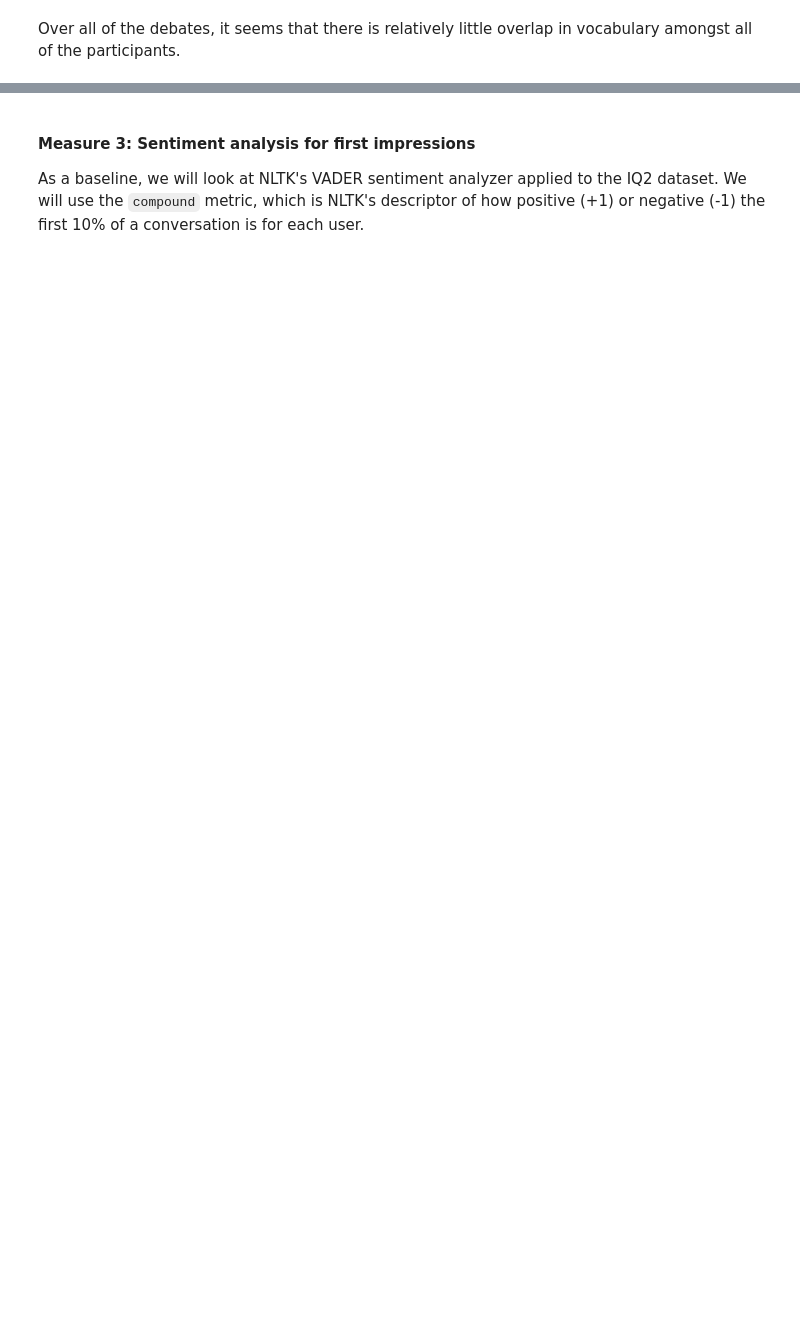
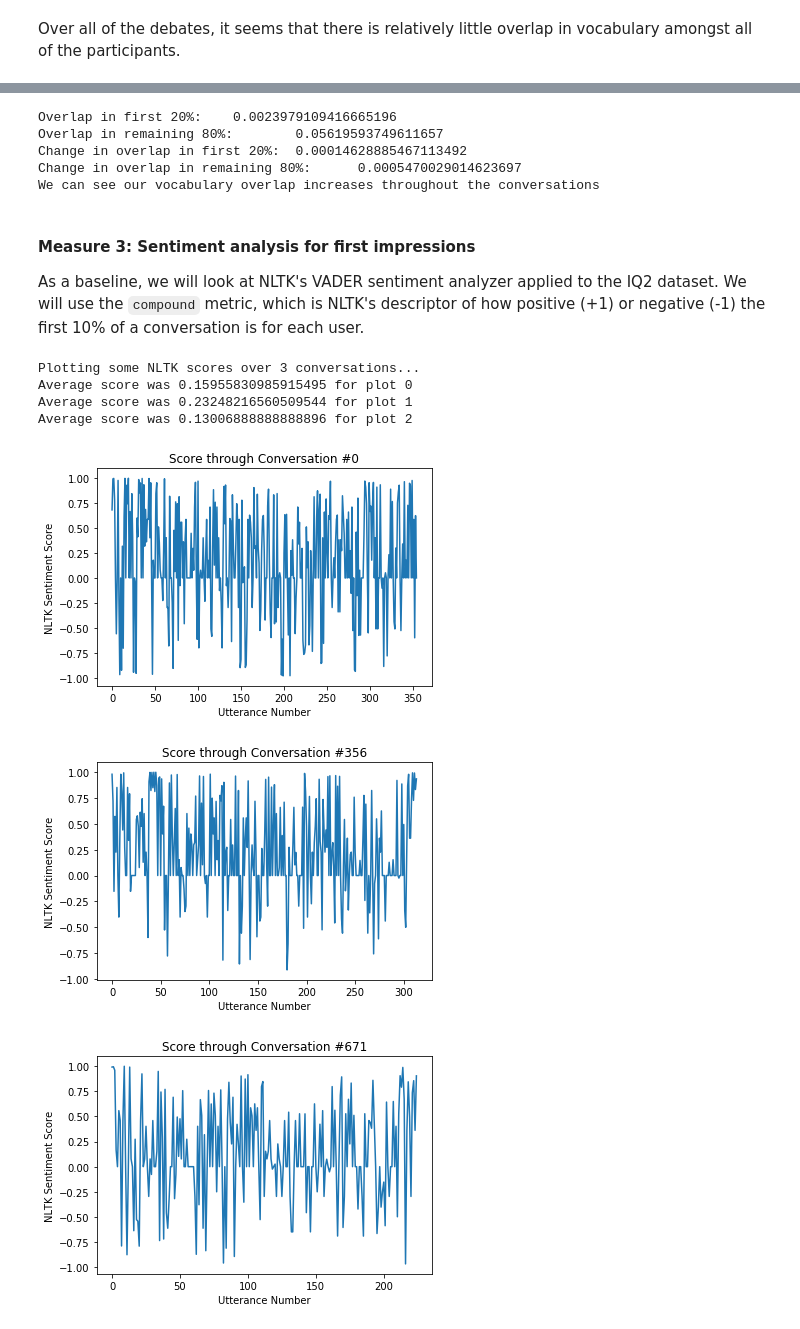
Before and after one commit to Gnome42/Cornell-Conversational-Analysis-Toolkit, a Jupyter notebook: datasets/switchboard-corpus/E3_data_analysis.ipynb, the cells around one changed output, grey strips where cells are left out. Cells and saved outputs as stored; diff of their text form; code cells hidden in the pictures; blank space fills up the shorter version.

````diff
--- a/datasets/switchboard-corpus/E3_data_analysis.ipynb
+++ b/datasets/switchboard-corpus/E3_data_analysis.ipynb
@@ -269,10 +299,77 @@ Over all of the debates, it seems that there is relatively little overlap in voc
+# %%
+# Utterance-level overlap is the vocab overlap from the start until that
+# utterance in the conversation (strictly increasing).
+beg_scores_o = []
+rest_scores_o = []
+beg_scores_c = []
+rest_scores_c = []
+for i, c in enumerate(corpus.conversations):
+    utt_list = corpus.conversations[c]._utterance_ids
+
+    overlap = []
+    for u in utt_list:
+        overlap.append(corpus.utterances[u].meta['vocabulary_overlap']['ratio'])
+
+    change_in_overlap = []
+    for j in range(1, len(overlap)):
+        change_in_overlap.append(overlap[j] - overlap[j-1])
+
+    split = round(0.2*len(overlap))
+
+    beg_o = overlap[:split]
+    end_o = overlap[split:]
+    beg_c = change_in_overlap[:split]
+    end_c = change_in_overlap[split:]
+
+    beg_scores_o.append(sum(beg_o)/len(beg_o))
+    rest_scores_o.append(sum(end_o)/len(end_o))
+    beg_scores_c.append(sum(beg_c)/len(beg_c))
+    rest_scores_c.append(sum(end_c)/len(end_c))
+
+beg_avg_o = sum(beg_scores_o)/len(beg_scores_o)
+rest_avg_o = sum(rest_scores_o)/len(rest_scores_o)
+beg_avg_c = sum(beg_scores_c)/len(beg_scores_c)
+rest_avg_c = sum(rest_scores_c)/len(rest_scores_c)
+
+print('Overlap in first 20%:\t', beg_avg_o)
+print('Overlap in remaining 80%:\t', rest_avg_o)
+print('Change in overlap in first 20%:\t', beg_avg_c)
+print('Change in overlap in remaining 80%:\t',rest_avg_c)
+print('We can see our vocabulary overlap increases throughout the conversations')
+# %% [output]
+Overlap in first 20%:    0.0023979109416665196
+Overlap in remaining 80%:        0.05619593749611657
+Change in overlap in first 20%:  0.00014628885467113492
+Change in overlap in remaining 80%:      0.0005470029014623697
+We can see our vocabulary overlap increases throughout the conversations
 # %% [markdown]
 #### Measure 3: Sentiment analysis for first impressions
 
 As a baseline, we will look at NLTK's VADER sentiment analyzer applied to the IQ2 dataset. We will use the ```compound``` metric, which is NLTK's descriptor of how positive (+1) or negative (-1) the first 10% of a conversation is for each user.
-# %%
-for i, convo in enumerate(corpus.iter_conversations()):
-    users = convo.meta['first_impression'].keys()
-    for u in users:
-        score = convo.meta['first_impression'][u]
-#         print(u, score)
+# %%
+print('Plotting some NLTK scores over 3 conversations...')
+for i, c in enumerate(corpus.conversations):
+    utt_list = corpus.conversations[c]._utterance_ids
+
+    utt_scores = []
+    for u in utt_list:
+        if 'polarity' in corpus.utterances[u].meta:
+            utt_scores.append(corpus.utterances[u].meta['polarity']['compound'])
+
+    plt.figure()
+    plt.plot(np.arange(len(utt_scores)), utt_scores)
+    plt.title('Score through Conversation #'+str(c))
+    plt.xlabel('Utterance Number')
+    plt.ylabel('NLTK Sentiment Score')
+    print('Average score was', sum(utt_scores)/len(utt_scores), 'for plot', i)
+
+    if i == 2:
+        break
+# %% [output]
+Plotting some NLTK scores over 3 conversations...
+Average score was 0.15955830985915495 for plot 0
+Average score was 0.23248216560509544 for plot 1
+Average score was 0.13006888888888896 for plot 2
+[figure, added]
+[figure, added]
+[figure, added]
````
Also changed, not shown: parts of 18 cells of this notebook.
